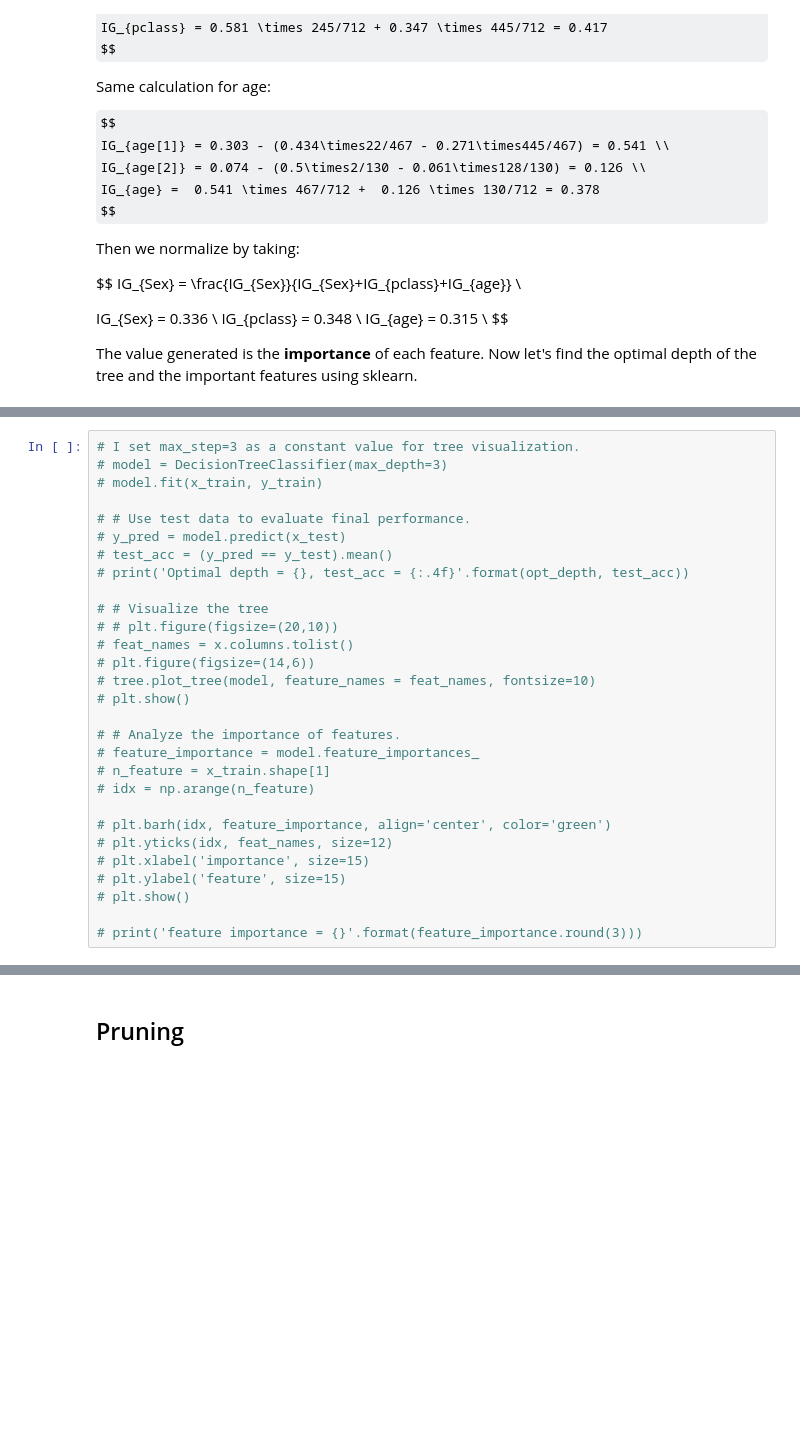
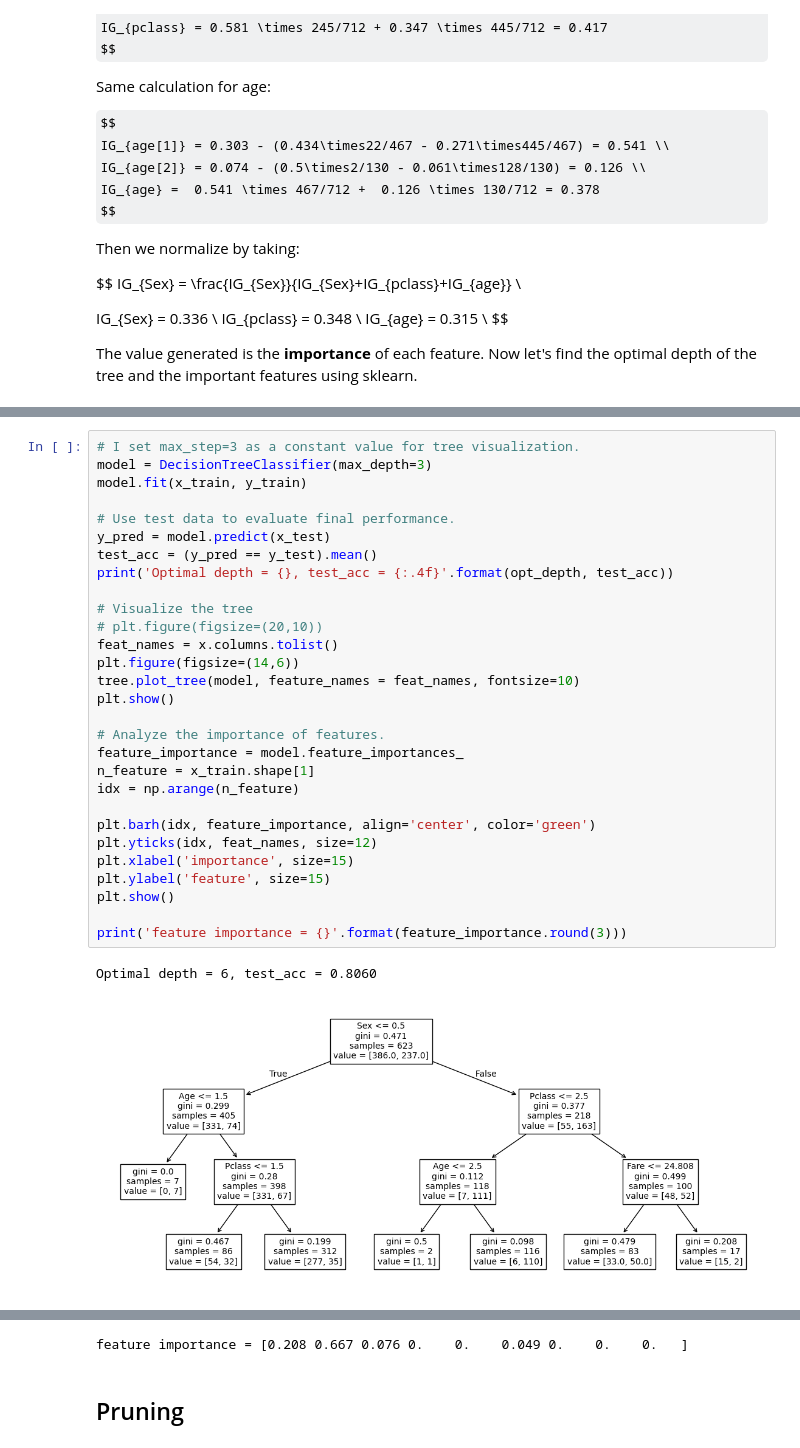
Before and after one commit to lyixinn/My-DAC-Curriculum, a Jupyter notebook: DAC-006_Machine_Learning/DAC-006-Intro_to_ML_Session_2_Student.ipynb, the cells around one changed output, grey strips where cells are left out. Drawn from its saved outputs; the diff is of its cells as text; some formulas as TeX source; blank space fills up the shorter version.

```diff
--- a/DAC-006_Machine_Learning/DAC-006-Intro_to_ML_Session_2_Student.ipynb
+++ b/DAC-006_Machine_Learning/DAC-006-Intro_to_ML_Session_2_Student.ipynb
@@ -207,29 +241,32 @@ The value generated is the **importance** of each feature. Now let's find the op
 # %%
 # I set max_step=3 as a constant value for tree visualization.
-# model = DecisionTreeClassifier(max_depth=3)
-# model.fit(x_train, y_train)
+model = DecisionTreeClassifier(max_depth=3)
+model.fit(x_train, y_train)
 
-# # Use test data to evaluate final performance.
-# y_pred = model.predict(x_test)
-# test_acc = (y_pred == y_test).mean()
-# print('Optimal depth = {}, test_acc = {:.4f}'.format(opt_depth, test_acc))
+# Use test data to evaluate final performance.
+y_pred = model.predict(x_test)
+test_acc = (y_pred == y_test).mean()
+print('Optimal depth = {}, test_acc = {:.4f}'.format(opt_depth, test_acc))
 
-# # Visualize the tree
-# # plt.figure(figsize=(20,10))
-# feat_names = x.columns.tolist()
-# plt.figure(figsize=(14,6))
-# tree.plot_tree(model, feature_names = feat_names, fontsize=10)
-# plt.show()
+# Visualize the tree
+# plt.figure(figsize=(20,10))
+feat_names = x.columns.tolist()
+plt.figure(figsize=(14,6))
+tree.plot_tree(model, feature_names = feat_names, fontsize=10)
+plt.show()
 
-# # Analyze the importance of features.
-# feature_importance = model.feature_importances_
-# n_feature = x_train.shape[1]
-# idx = np.arange(n_feature)
+# Analyze the importance of features.
+feature_importance = model.feature_importances_
+n_feature = x_train.shape[1]
+idx = np.arange(n_feature)
 
-# plt.barh(idx, feature_importance, align='center', color='green')
-# plt.yticks(idx, feat_names, size=12)
-# plt.xlabel('importance', size=15)
-# plt.ylabel('feature', size=15)
-# plt.show()
+plt.barh(idx, feature_importance, align='center', color='green')
+plt.yticks(idx, feat_names, size=12)
+plt.xlabel('importance', size=15)
+plt.ylabel('feature', size=15)
+plt.show()
 
-# print('feature importance = {}'.format(feature_importance.round(3)))
+print('feature importance = {}'.format(feature_importance.round(3)))
+# %% [output]
+Optimal depth = 6, test_acc = 0.8060
+[figure, added]
@@ -236,3 +274,4 @@ The value generated is the **importance** of each feature. Now let's find the op
+feature importance = [0.208 0.667 0.076 0.    0.    0.049 0.    0.    0.   ]
 # %% [markdown]
 ## Pruning
 # %% [markdown]
```
Also changed, not shown: parts of 20 cells of this notebook, 1 other file.
